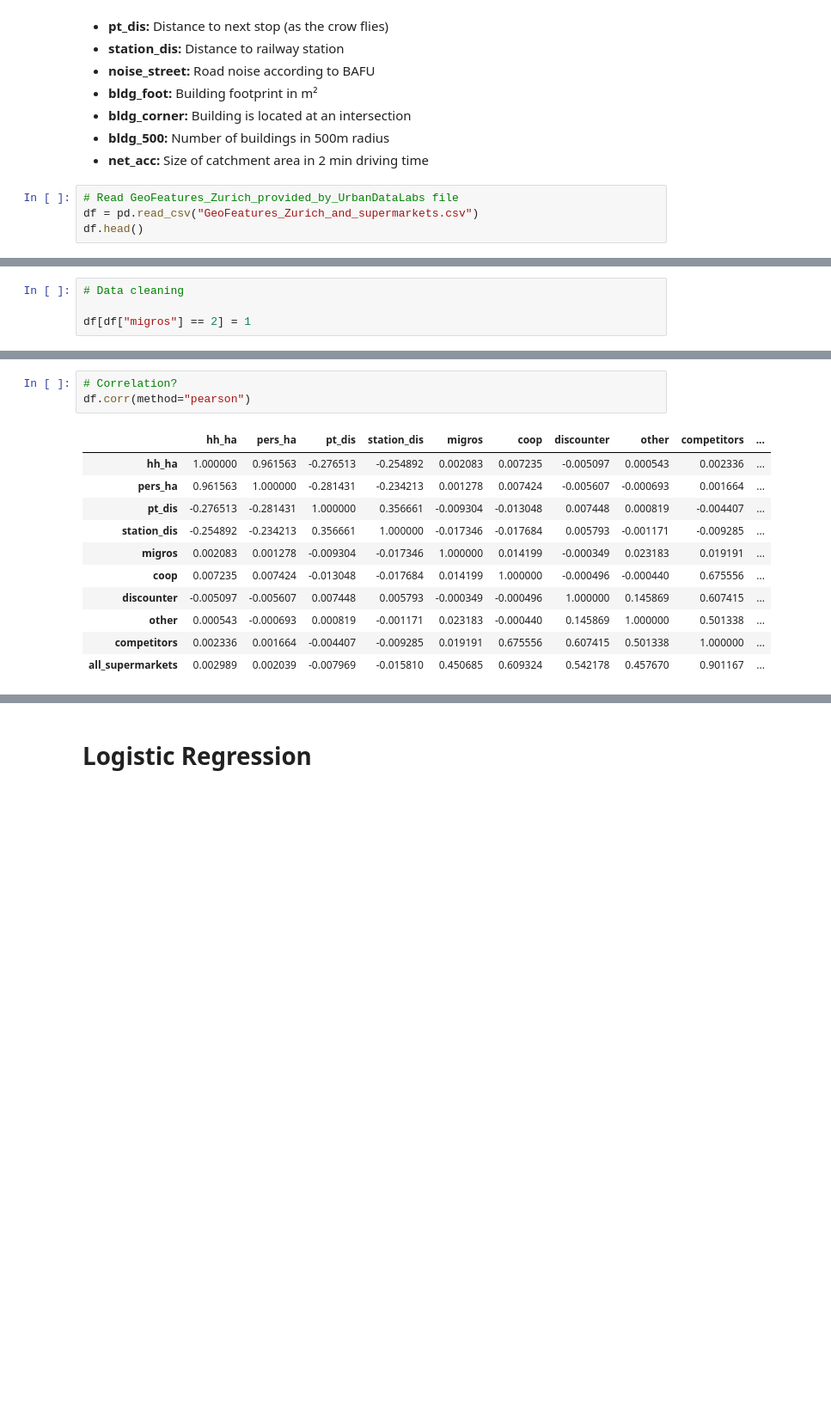
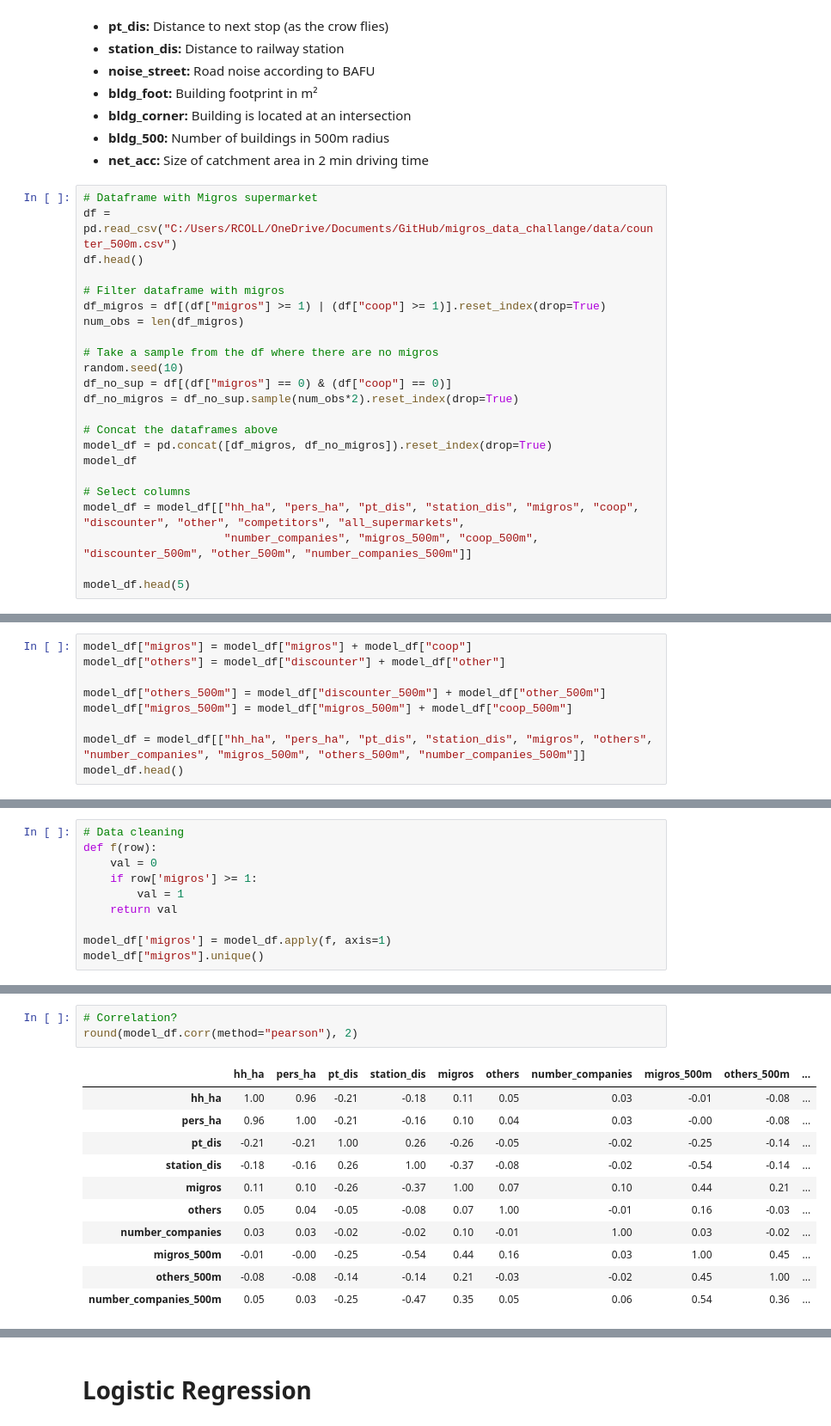
Before and after one commit to martrip/migros_data_challange, a Jupyter notebook: code/DataExploration.ipynb, the cells around one changed output, grey strips where cells are left out. Shown: that part at 86% size. Cells and saved outputs as stored; diff of their text form; blank space fills up the shorter version.

Commit message:
Update new competitors data

```diff
--- a/code/DataExploration.ipynb
+++ b/code/DataExploration.ipynb
@@ -21,7 +22,26 @@ import pandas as pd
 - **bldg_500:** Number of buildings in 500m radius
 - **net_acc:** Size of catchment area in 2 min driving time
 # %%
-# Read GeoFeatures_Zurich_provided_by_UrbanDataLabs file
-df = pd.read_csv("GeoFeatures_Zurich_and_supermarkets.csv")
+# Dataframe with Migros supermarket
+df = pd.read_csv("C:/Users/RCOLL/OneDrive/Documents/GitHub/migros_data_challange/data/counter_500m.csv")
 df.head()
+
+# Filter dataframe with migros
+df_migros = df[(df["migros"] >= 1) | (df["coop"] >= 1)].reset_index(drop=True)
+num_obs = len(df_migros)
+
+# Take a sample from the df where there are no migros
+random.seed(10)
+df_no_sup = df[(df["migros"] == 0) & (df["coop"] == 0)]
+df_no_migros = df_no_sup.sample(num_obs*2).reset_index(drop=True)
+
+# Concat the dataframes above
+model_df = pd.concat([df_migros, df_no_migros]).reset_index(drop=True)
+model_df
+
+# Select columns
+model_df = model_df[["hh_ha", "pers_ha", "pt_dis", "station_dis", "migros", "coop", "discounter", "other", "competitors", "all_supermarkets",
+                     "number_companies", "migros_500m", "coop_500m", "discounter_500m", "other_500m", "number_companies_500m"]]
+
+model_df.head(5)
 # %% [output]
@@ -92,0 +96,9 @@ dtype: float64
+# %%
+model_df["migros"] = model_df["migros"] + model_df["coop"]
+model_df["others"] = model_df["discounter"] + model_df["other"]
+
+model_df["others_500m"] = model_df["discounter_500m"] + model_df["other_500m"]
+model_df["migros_500m"] = model_df["migros_500m"] + model_df["coop_500m"]
+
+model_df = model_df[["hh_ha", "pers_ha", "pt_dis", "station_dis", "migros", "others", "number_companies", "migros_500m", "others_500m", "number_companies_500m"]]
+model_df.head()
@@ -93,4 +112,10 @@ dtype: float64
 # %%
 # Data cleaning
+def f(row):
+    val = 0
+    if row['migros'] >= 1:
+        val = 1
+    return val
 
-df[df["migros"] == 2] = 1
+model_df['migros'] = model_df.apply(f, axis=1)
+model_df["migros"].unique()
@@ -111,15 +136,15 @@ round(df.describe(),2)
 # %%
 # Correlation?
-df.corr(method="pearson")
+round(model_df.corr(method="pearson"), 2)
 # %% [output]
-|  | hh_ha | pers_ha | pt_dis | station_dis | migros | coop | discounter | other | competitors | ... |
-| hh_ha | 1.000000 | 0.961563 | -0.276513 | -0.254892 | 0.002083 | 0.007235 | -0.005097 | 0.000543 | 0.002336 | ... |
-| pers_ha | 0.961563 | 1.000000 | -0.281431 | -0.234213 | 0.001278 | 0.007424 | -0.005607 | -0.000693 | 0.001664 | ... |
-| pt_dis | -0.276513 | -0.281431 | 1.000000 | 0.356661 | -0.009304 | -0.013048 | 0.007448 | 0.000819 | -0.004407 | ... |
-| station_dis | -0.254892 | -0.234213 | 0.356661 | 1.000000 | -0.017346 | -0.017684 | 0.005793 | -0.001171 | -0.009285 | ... |
-| migros | 0.002083 | 0.001278 | -0.009304 | -0.017346 | 1.000000 | 0.014199 | -0.000349 | 0.023183 | 0.019191 | ... |
-| coop | 0.007235 | 0.007424 | -0.013048 | -0.017684 | 0.014199 | 1.000000 | -0.000496 | -0.000440 | 0.675556 | ... |
-| discounter | -0.005097 | -0.005607 | 0.007448 | 0.005793 | -0.000349 | -0.000496 | 1.000000 | 0.145869 | 0.607415 | ... |
-| other | 0.000543 | -0.000693 | 0.000819 | -0.001171 | 0.023183 | -0.000440 | 0.145869 | 1.000000 | 0.501338 | ... |
-| competitors | 0.002336 | 0.001664 | -0.004407 | -0.009285 | 0.019191 | 0.675556 | 0.607415 | 0.501338 | 1.000000 | ... |
-| all_supermarkets | 0.002989 | 0.002039 | -0.007969 | -0.015810 | 0.450685 | 0.609324 | 0.542178 | 0.457670 | 0.901167 | ... |
+|  | hh_ha | pers_ha | pt_dis | station_dis | migros | others | number_companies | migros_500m | others_500m | ... |
+| hh_ha | 1.00 | 0.96 | -0.21 | -0.18 | 0.11 | 0.05 | 0.03 | -0.01 | -0.08 | ... |
+| pers_ha | 0.96 | 1.00 | -0.21 | -0.16 | 0.10 | 0.04 | 0.03 | -0.00 | -0.08 | ... |
+| pt_dis | -0.21 | -0.21 | 1.00 | 0.26 | -0.26 | -0.05 | -0.02 | -0.25 | -0.14 | ... |
+| station_dis | -0.18 | -0.16 | 0.26 | 1.00 | -0.37 | -0.08 | -0.02 | -0.54 | -0.14 | ... |
+| migros | 0.11 | 0.10 | -0.26 | -0.37 | 1.00 | 0.07 | 0.10 | 0.44 | 0.21 | ... |
+| others | 0.05 | 0.04 | -0.05 | -0.08 | 0.07 | 1.00 | -0.01 | 0.16 | -0.03 | ... |
+| number_companies | 0.03 | 0.03 | -0.02 | -0.02 | 0.10 | -0.01 | 1.00 | 0.03 | -0.02 | ... |
+| migros_500m | -0.01 | -0.00 | -0.25 | -0.54 | 0.44 | 0.16 | 0.03 | 1.00 | 0.45 | ... |
+| others_500m | -0.08 | -0.08 | -0.14 | -0.14 | 0.21 | -0.03 | -0.02 | 0.45 | 1.00 | ... |
+| number_companies_500m | 0.05 | 0.03 | -0.25 | -0.47 | 0.35 | 0.05 | 0.06 | 0.54 | 0.36 | ... |
```
Also changed, not shown: parts of 18 cells of this notebook, 5 other files.
